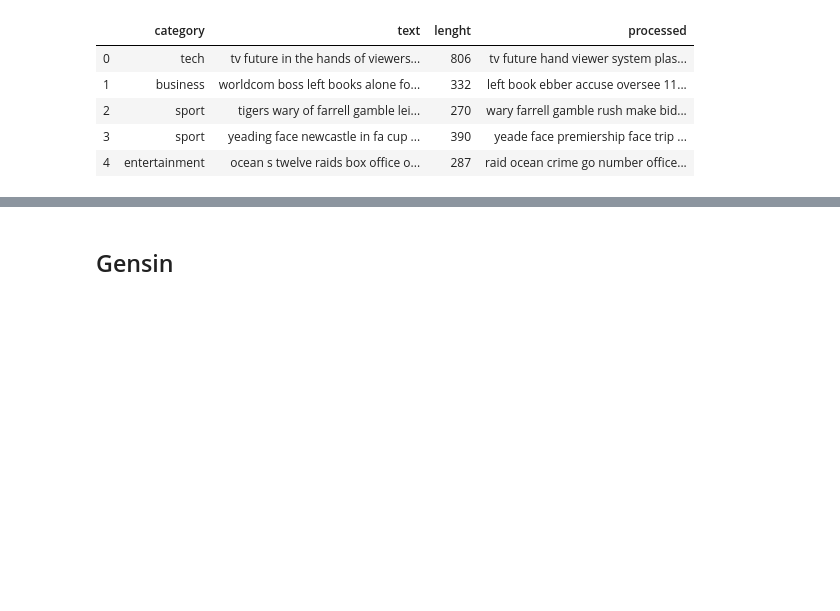
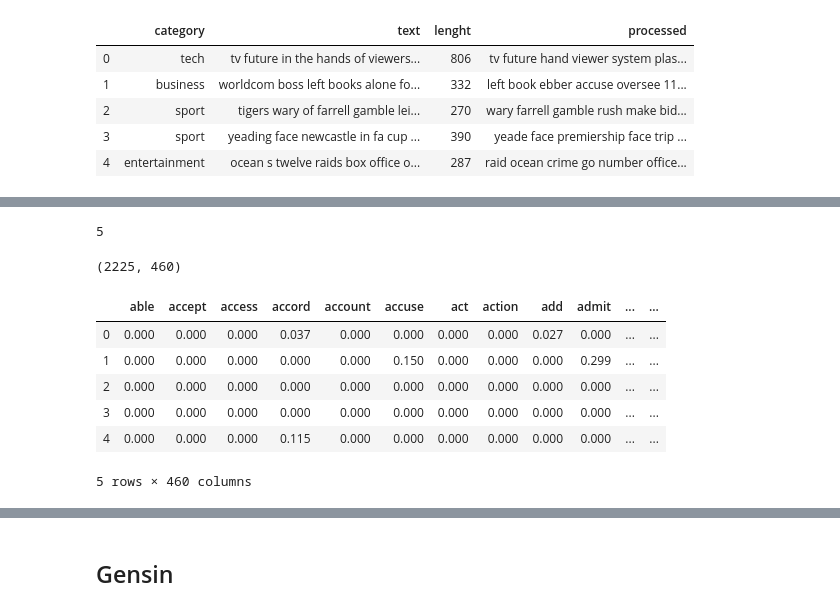
Before and after one commit to shanepeckham/NLP-1, a Jupyter notebook: Complementary_Courses/Document_Clustering/LDA.ipynb, the cells around one changed output, grey strips where cells are left out. Drawn from its saved outputs; the diff is of its cells as text; code cells hidden in the pictures; blank space fills up the shorter version.

```diff
--- a/Complementary_Courses/Document_Clustering/LDA.ipynb
+++ b/Complementary_Courses/Document_Clustering/LDA.ipynb
@@ -148,3 +126,10 @@ All words: 339642. Unique words: 15191
+# %%
+EMBED_SIZE = 10000
+NUM_CLUSTERS = data['category'].nunique()
+WORDS_PER_CLUSTER = None
+print(NUM_CLUSTERS)
+# %% [output]
+5
 # %%
 documents = [Document() for i in range(data.shape[0])]
 for d in range(len(documents)):
@@ -155,0 +140,28 @@ _ = catalog.collect_corpus(attr='processed_text', form=list)
+# %%
+vectorizer = TfidfVectorizer(
+    min_df=.05,
+    max_df=.8,
+    norm='l2',
+    use_idf=True,
+    smooth_idf=True,
+    max_features=EMBED_SIZE,
+    ngram_range=(1,3),
+    lowercase=True,
+    stop_words=stopwords.words('english'))
+# %%
+_ = catalog.collect_corpus(attr='processed_text', form=list)
+tfidf = catalog.to_matrix(
+    vectorizer=vectorizer,
+    modelname='TFIDF',
+    max_docs=None)
+print(tfidf.representation.shape)
+tfidf.representation.head()
+# %% [output]
+(2225, 460)
+|  | able | accept | access | accord | account | accuse | act | action | add | admit | ... | ... |
+| 0 | 0.000 | 0.000 | 0.000 | 0.037 | 0.000 | 0.000 | 0.000 | 0.000 | 0.027 | 0.000 | ... | ... |
+| 1 | 0.000 | 0.000 | 0.000 | 0.000 | 0.000 | 0.150 | 0.000 | 0.000 | 0.000 | 0.299 | ... | ... |
+| 2 | 0.000 | 0.000 | 0.000 | 0.000 | 0.000 | 0.000 | 0.000 | 0.000 | 0.000 | 0.000 | ... | ... |
+| 3 | 0.000 | 0.000 | 0.000 | 0.000 | 0.000 | 0.000 | 0.000 | 0.000 | 0.000 | 0.000 | ... | ... |
+| 4 | 0.000 | 0.000 | 0.000 | 0.115 | 0.000 | 0.000 | 0.000 | 0.000 | 0.000 | 0.000 | ... | ... |
+5 rows × 460 columns
```
Also changed, not shown: parts of 44 cells of this notebook, 4 other files.
